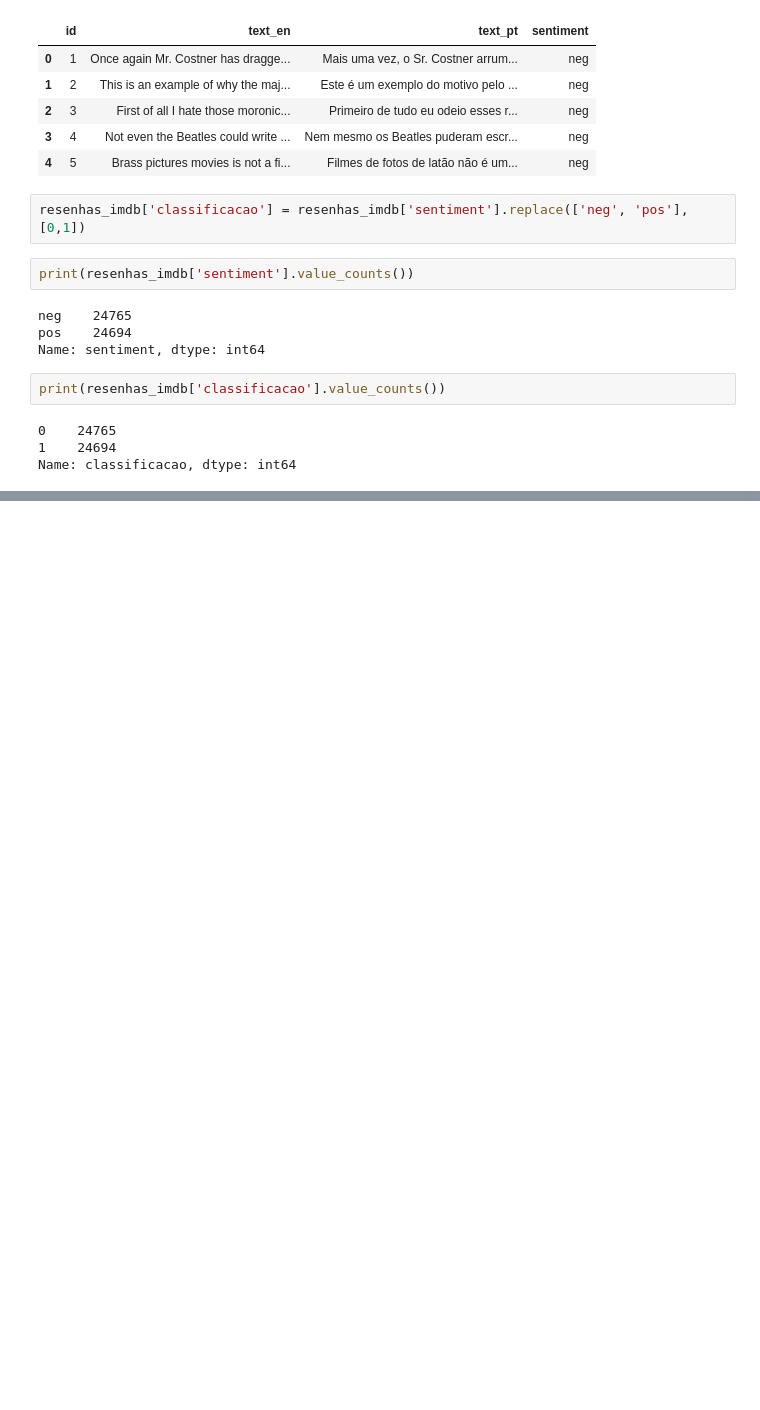
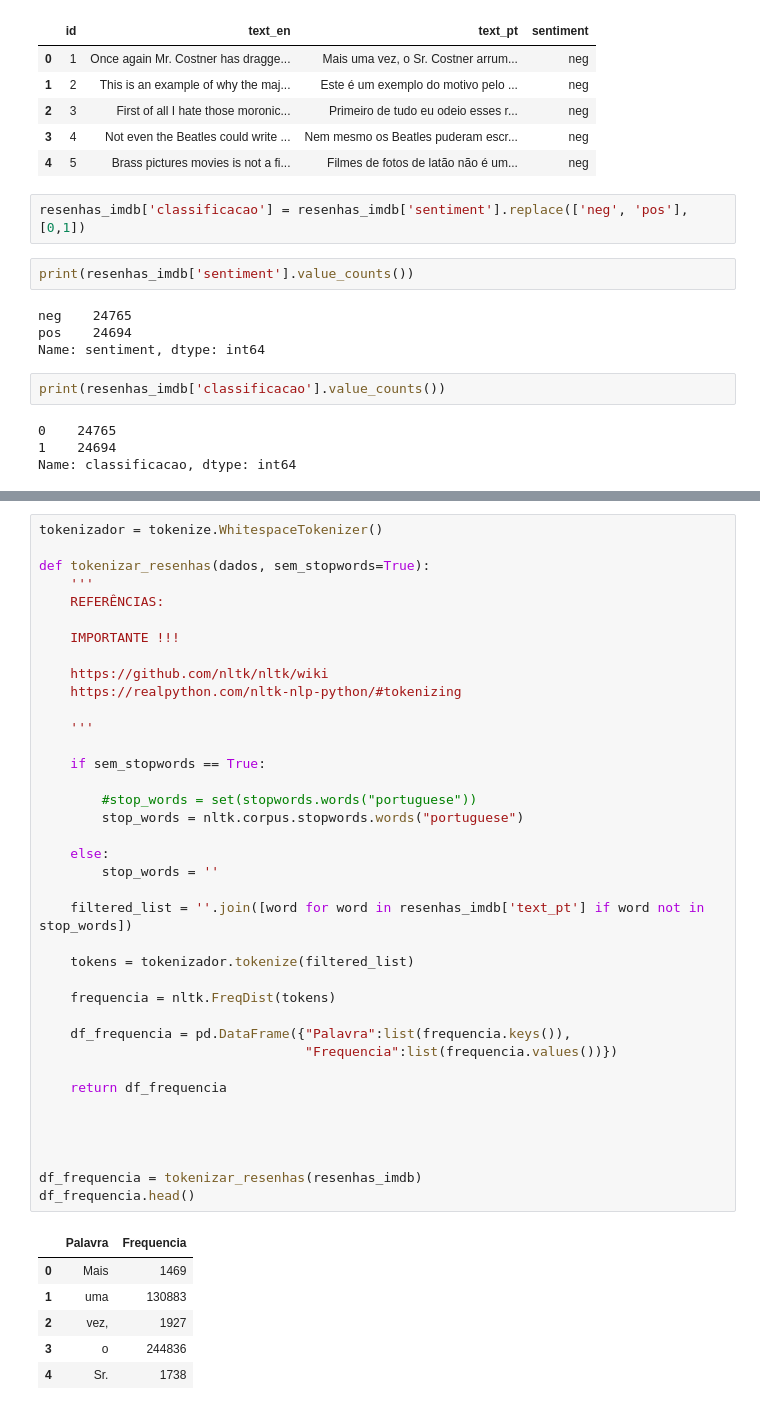
Before and after one commit to edabruzzo/machine_learning_alura, a Jupyter notebook: natural_language_processing/classificacao_dados_textuais.ipynb, the cells around one changed output, grey strips where cells are left out. Drawn from its saved outputs; the diff is of its cells as text; blank space fills up the shorter version.

```diff
--- a/natural_language_processing/classificacao_dados_textuais.ipynb
+++ b/natural_language_processing/classificacao_dados_textuais.ipynb
@@ -119,0 +138,45 @@ plotar_nuvem_palavras('pos')
+# %%
+tokenizador = tokenize.WhitespaceTokenizer()
+
+def tokenizar_resenhas(dados, sem_stopwords=True):
+    '''
+    REFERÊNCIAS:
+
+    IMPORTANTE !!!
+
+    https://github.com/nltk/nltk/wiki
+    https://realpython.com/nltk-nlp-python/#tokenizing
+
+    '''
+
+    if sem_stopwords == True:
+
+        #stop_words = set(stopwords.words("portuguese"))
+        stop_words = nltk.corpus.stopwords.words("portuguese")
+
+    else:
+        stop_words = ''
+
+    filtered_list = ''.join([word for word in resenhas_imdb['text_pt'] if word not in stop_words])
+
+    tokens = tokenizador.tokenize(filtered_list)
+
+    frequencia = nltk.FreqDist(tokens)
+
+    df_frequencia = pd.DataFrame({"Palavra":list(frequencia.keys()),
+                                  "Frequencia":list(frequencia.values())})
+
+    return df_frequencia
+
+
+
+
+df_frequencia = tokenizar_resenhas(resenhas_imdb)
+df_frequencia.head()
+# %% [output]
+|  | Palavra | Frequencia |
+| 0 | Mais | 1469 |
+| 1 | uma | 130883 |
+| 2 | vez, | 1927 |
+| 3 | o | 244836 |
+| 4 | Sr. | 1738 |
```
Also changed, not shown: parts of 13 cells of this notebook, 2 other files.
